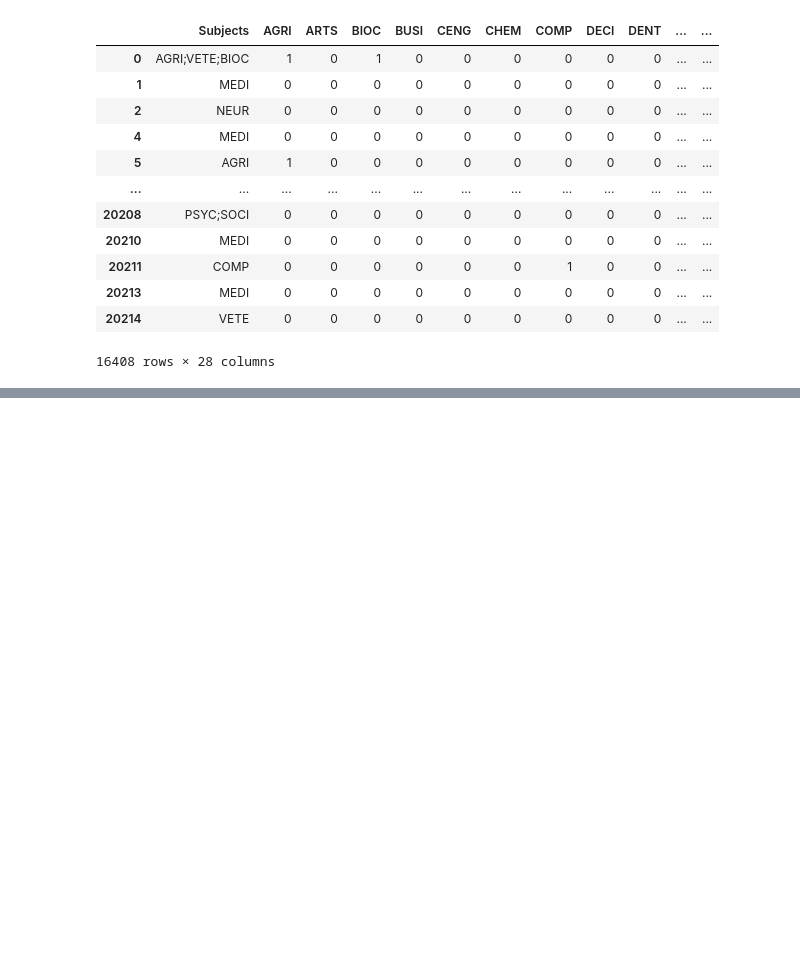
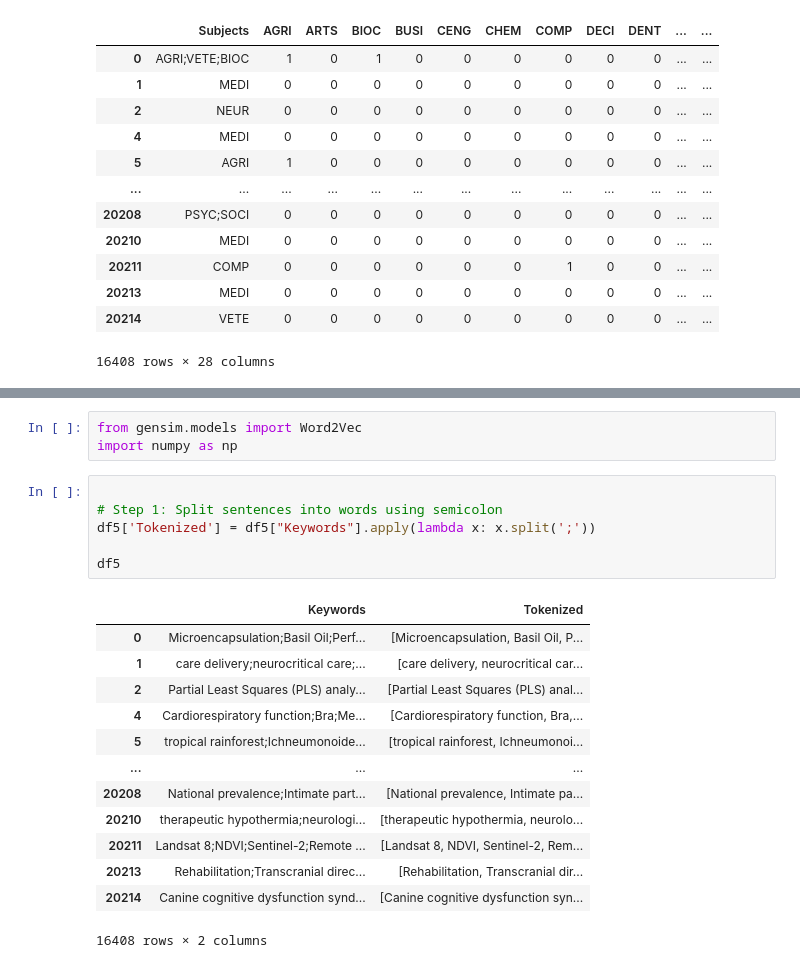
Before and after one commit to Mingpassawat/PaperRecommender, a Jupyter notebook: process.ipynb, the cells around one changed output, grey strips where cells are left out. Drawn from its saved outputs; the diff is of its cells as text; blank space fills up the shorter version.

```diff
--- a/process.ipynb
+++ b/process.ipynb
@@ -97,0 +108,23 @@ print("ljhdosijldfls")
+# %%
+from gensim.models import Word2Vec
+import numpy as np
+# %%
+
+# Step 1: Split sentences into words using semicolon
+df5['Tokenized'] = df5["Keywords"].apply(lambda x: x.split(';'))
+
+df5
+# %% [output]
+|  | Keywords | Tokenized |
+| 0 | Microencapsulation;Basil Oil;Perf... | [Microencapsulation, Basil Oil, P... |
+| 1 | care delivery;neurocritical care;... | [care delivery, neurocritical car... |
+| 2 | Partial Least Squares (PLS) analy... | [Partial Least Squares (PLS) anal... |
+| 4 | Cardiorespiratory function;Bra;Me... | [Cardiorespiratory function, Bra,... |
+| 5 | tropical rainforest;Ichneumonoide... | [tropical rainforest, Ichneumonoi... |
+| ... | ... | ... |
+| 20208 | National prevalence;Intimate part... | [National prevalence, Intimate pa... |
+| 20210 | therapeutic hypothermia;neurologi... | [therapeutic hypothermia, neurolo... |
+| 20211 | Landsat 8;NDVI;Sentinel-2;Remote ... | [Landsat 8, NDVI, Sentinel-2, Rem... |
+| 20213 | Rehabilitation;Transcranial direc... | [Rehabilitation, Transcranial dir... |
+| 20214 | Canine cognitive dysfunction synd... | [Canine cognitive dysfunction syn... |
+16408 rows × 2 columns
```
Also changed, not shown: parts of 12 cells of this notebook.
